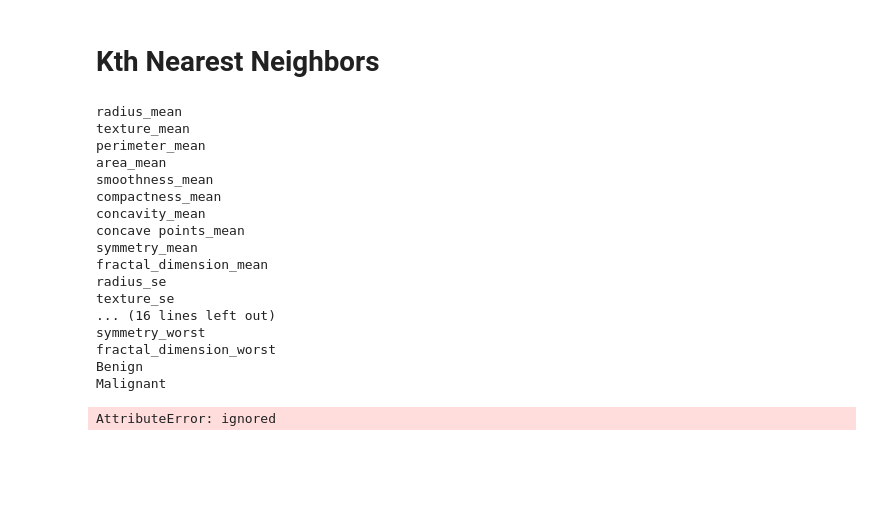
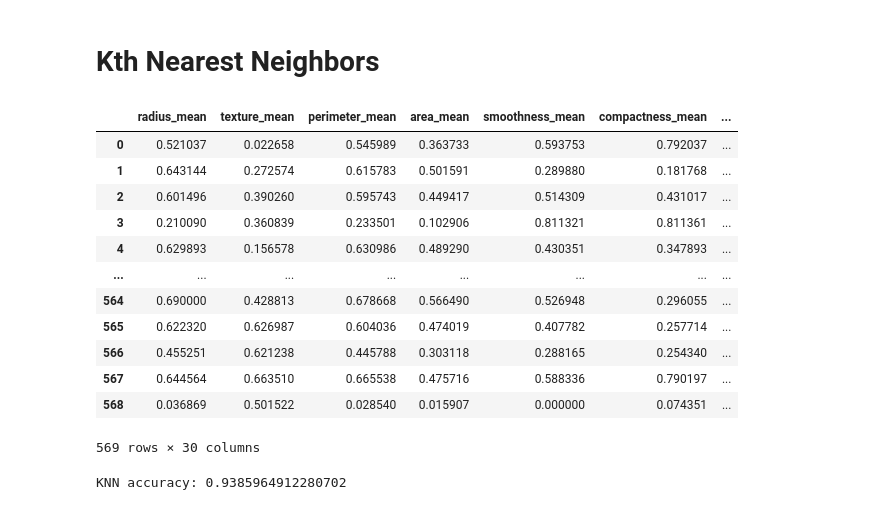
Before and after one commit to AR615598/Classifying_Cancer_Cells, a Jupyter notebook: cancer_cell_classification.ipynb, the cells around one changed output. Cells and saved outputs as stored; diff of their text form; code cells hidden in the pictures; blank space fills up the shorter version.

Commit message:
Added accuracy of KNN

```diff
--- a/cancer_cell_classification.ipynb
+++ b/cancer_cell_classification.ipynb
@@ -745,34 +745,40 @@ Regularizer does not help with accuracy or keeping the weights small, at least f
 from sklearn import preprocessing
 from sklearn.model_selection import train_test_split
 from sklearn.neighbors import KNeighborsClassifier
-
-for col in cc.columns:
-  print(col)
+from sklearn.metrics import accuracy_score
+from matplotlib.colors import ListedColormap
+from sklearn import neighbors, datasets
-# %% [output]
-radius_mean
-texture_mean
-perimeter_mean
-area_mean
-smoothness_mean
-compactness_mean
-concavity_mean
-concave points_mean
-symmetry_mean
-fractal_dimension_mean
-radius_se
-texture_se
-... (16 lines left out)
-symmetry_worst
-fractal_dimension_worst
-Benign
-Malignant
 # %%
 # Seperate data from labels
 knn_x = cc.drop(['Benign','Malignant'], axis = 1)
 knn_y = cc[['Benign','Malignant']]
 
 # Normalize data stored in knn_x
 MinMaxScaler = preprocessing.MinMaxScaler()
 knn_minmax = MinMaxScaler.fit_transform(knn_x)
+knn_x = pd.DataFrame(data = knn_minmax, columns = ['radius_mean','texture_mean','perimeter_mean','area_mean','smoothness_mean','compactness_mean','concavity_mean', 'concave points_mean','symmetry_mean','fractal_dimension_mean','radius_se','texture_se','perimeter_se','area_se','smoothness_se','compactness_se','concavity_se','concave points_se','symmetry_se','fractal_dimension_se','radius_worst','texture_worst','perimeter_worst','area_worst','smoothness_worst','compactness_worst','concavity_worst','concave points_worst','symmetry_worst','fractal_dimension_worst'])
+knn_x
 # %% [output]
+|  | radius_mean | texture_mean | perimeter_mean | area_mean | smoothness_mean | compactness_mean | ... |
+| 0 | 0.521037 | 0.022658 | 0.545989 | 0.363733 | 0.593753 | 0.792037 | ... |
+| 1 | 0.643144 | 0.272574 | 0.615783 | 0.501591 | 0.289880 | 0.181768 | ... |
+| 2 | 0.601496 | 0.390260 | 0.595743 | 0.449417 | 0.514309 | 0.431017 | ... |
+| 3 | 0.210090 | 0.360839 | 0.233501 | 0.102906 | 0.811321 | 0.811361 | ... |
+| 4 | 0.629893 | 0.156578 | 0.630986 | 0.489290 | 0.430351 | 0.347893 | ... |
+| ... | ... | ... | ... | ... | ... | ... | ... |
+| 564 | 0.690000 | 0.428813 | 0.678668 | 0.566490 | 0.526948 | 0.296055 | ... |
+| 565 | 0.622320 | 0.626987 | 0.604036 | 0.474019 | 0.407782 | 0.257714 | ... |
+| 566 | 0.455251 | 0.621238 | 0.445788 | 0.303118 | 0.288165 | 0.254340 | ... |
+| 567 | 0.644564 | 0.663510 | 0.665538 | 0.475716 | 0.588336 | 0.790197 | ... |
+| 568 | 0.036869 | 0.501522 | 0.028540 | 0.015907 | 0.000000 | 0.074351 | ... |
-AttributeError: ignored
+569 rows × 30 columns
+# %%
+X_train, X_test, y_train, y_test = train_test_split(knn_x, knn_y, test_size=0.2, random_state = 1)
+knn = KNeighborsClassifier()
+knn.fit(X_train, y_train)
+ypred = knn.predict(X_test)
+result = accuracy_score(y_test, ypred)
+
+print("KNN accuracy:", result)
+# %% [output]
+KNN accuracy: 0.9385964912280702
```
Also changed, not shown: parts of 2 cells of this notebook.
